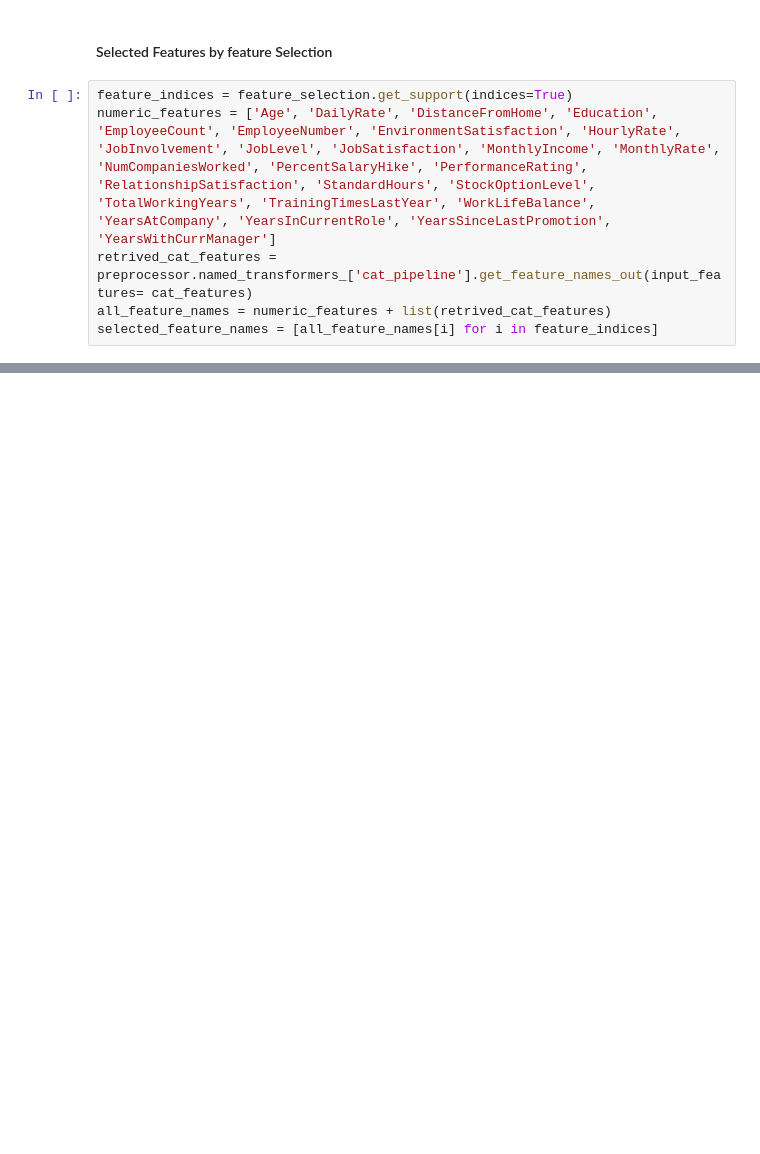
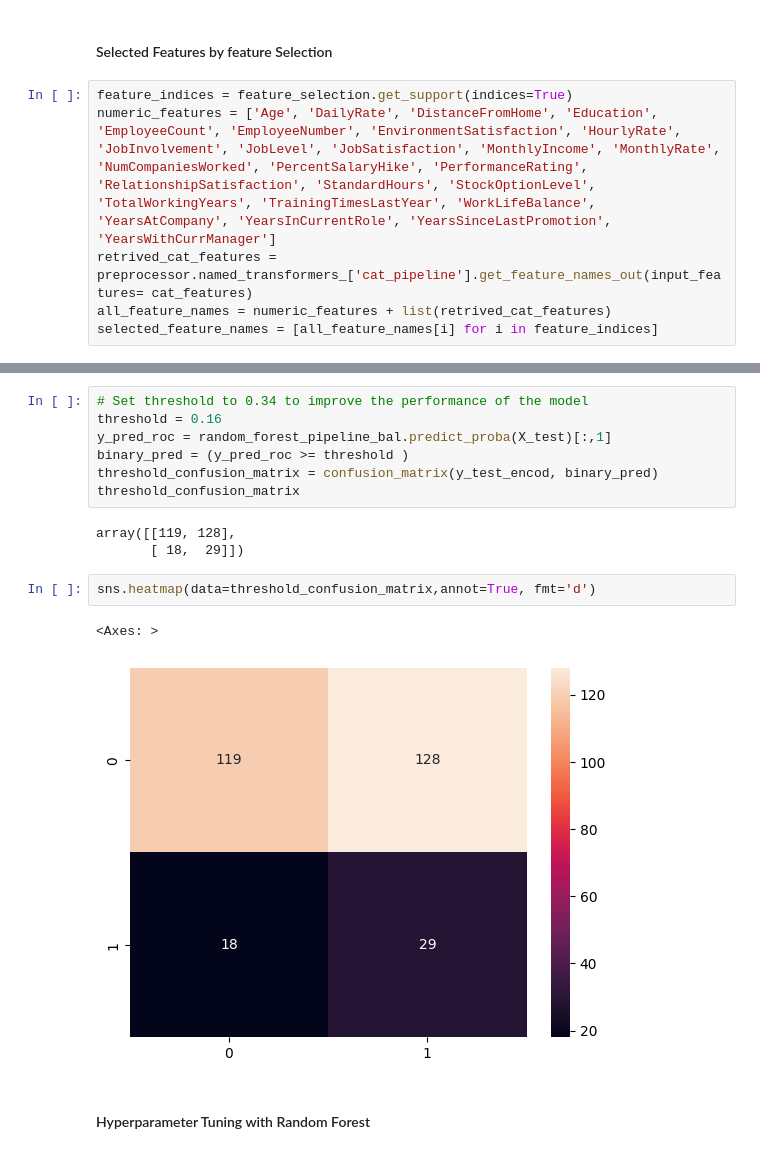
Before and after one commit to Technocolabs100/Acme-Attrition-Analysis-and-Turnover-Prediction, a Jupyter notebook: main.ipynb, the cells around one changed output, grey strips where cells are left out. Cells and saved outputs as stored; diff of their text form; blank space fills up the shorter version.

```diff
--- a/main.ipynb
+++ b/main.ipynb
@@ -1491,0 +1639,17 @@ pd.DataFrame(selected_feature_names)
+# %%
+# Set threshold to 0.34 to improve the performance of the model
+threshold = 0.16
+y_pred_roc = random_forest_pipeline_bal.predict_proba(X_test)[:,1]
+binary_pred = (y_pred_roc >= threshold )
+threshold_confusion_matrix = confusion_matrix(y_test_encod, binary_pred)
+threshold_confusion_matrix
+# %% [output]
+array([[119, 128],
+       [ 18,  29]])
+# %%
+sns.heatmap(data=threshold_confusion_matrix,annot=True, fmt='d')
+# %% [output]
+<Axes: >
+[figure, added]
+# %% [markdown]
+#### Hyperparameter Tuning with Random Forest
```
Also changed, not shown: parts of 31 cells of this notebook, 1 other file.
